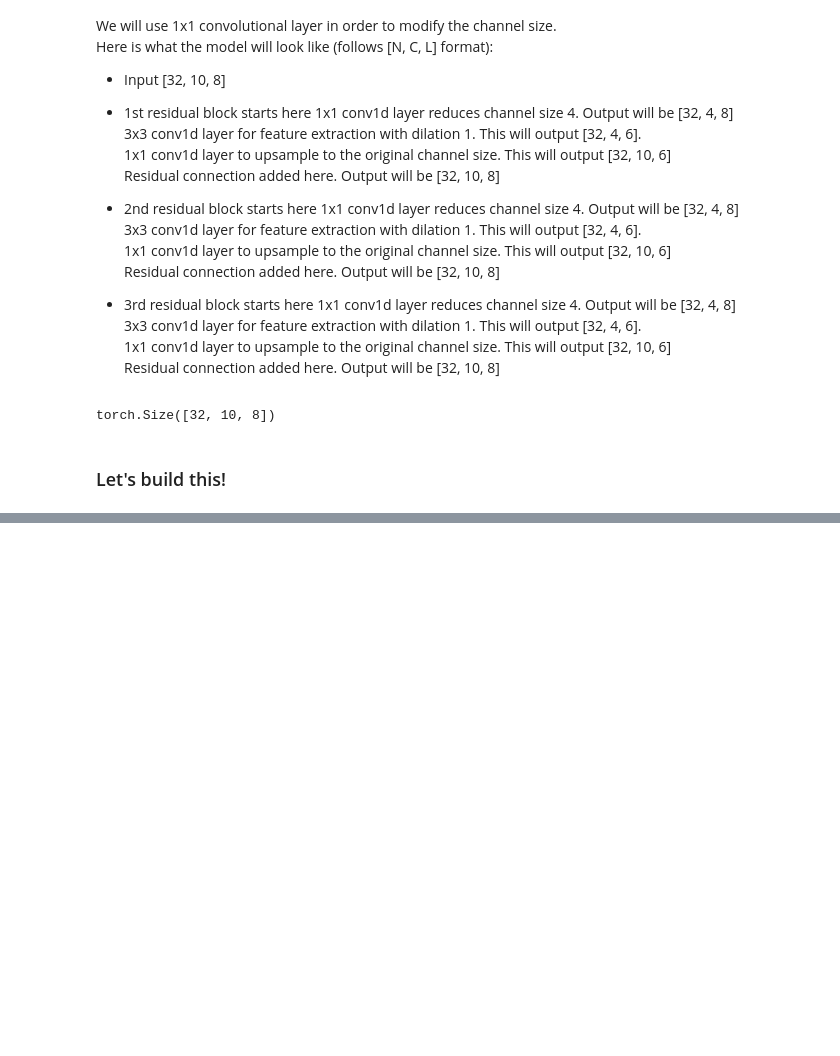
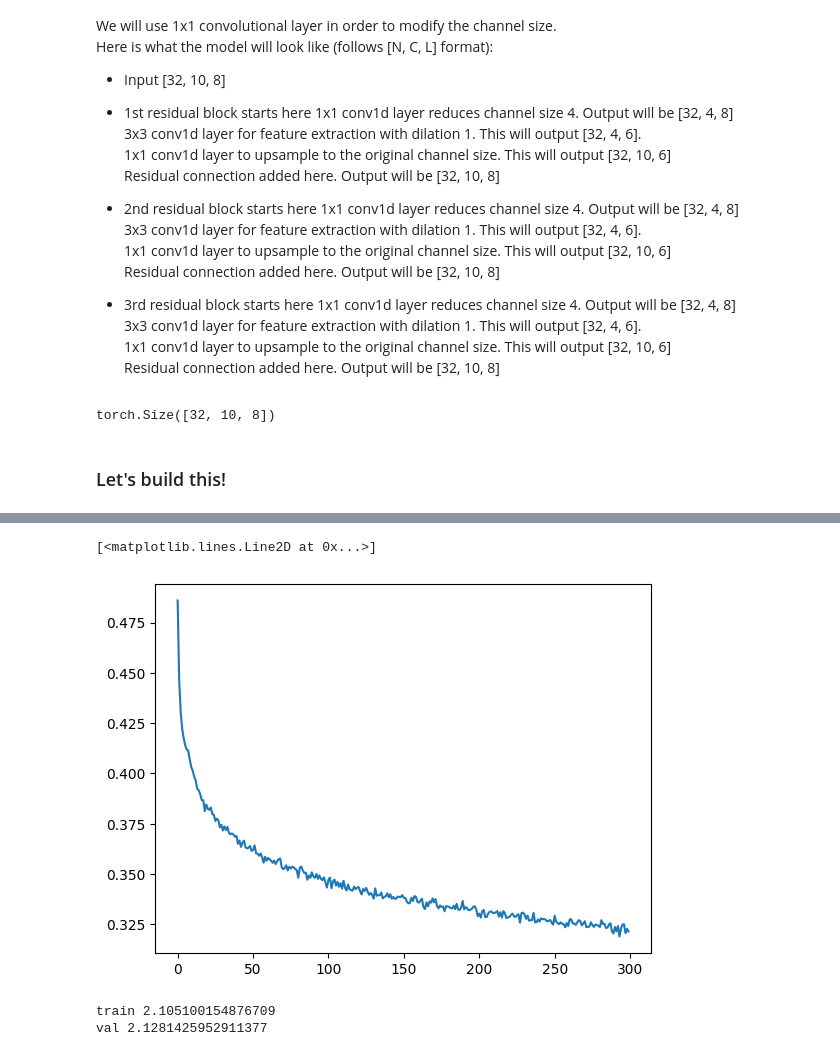
Before and after one commit to prakharrke/ai_zero_to_hero, a Jupyter notebook: Karpathy/makemore/Conv1d.ipynb, the cells around one changed output, grey strips where cells are left out. Saved outputs shown, nothing was run; the diff lists cells and outputs as text; code cells hidden in the pictures; blank space fills up the shorter version.

```diff
--- a/Karpathy/makemore/Conv1d.ipynb
+++ b/Karpathy/makemore/Conv1d.ipynb
@@ -1241,7 +1257,7 @@ parameters: 29787
 lossi = []
 # %%
 # same optimization as last time
-max_steps = 200_000
+max_steps = 300_000
 batch_size = 32
 start_time = time.time_ns()
 ud = []
@@ -1260,7 +1276,7 @@ for i in range(max_steps):
   loss.backward()
 
   # update
-  lr = 0.1 if i < 100000 else 0.05 # step learning rate decay
+  lr = 0.001 if i < 100_000 else 0.001 # step learning rate decay
   for p in model.parameters():
     p.data += -lr * p.grad
 
@@ -1268,6 +1284,7 @@ for i in range(max_steps):
   if i % 10000 == 0: # print every once in a while
     print(f'{i:7d}/{max_steps:7d}: {loss.item():.4f}')
   lossi.append(loss.log10().item())
+
 end_time = time.time_ns()
 print(f"time taken to train: {(end_time - start_time) // 1_000_000_000}")
 # %% [output]
@@ -1279,0 +1308,14 @@ print(f"time taken to train: {(end_time - start_time) // 1_000_000_000}")
+# %%
+plt.plot(torch.tensor(lossi).view(-1, 1000).mean(1))
+# %% [output]
+[<matplotlib.lines.Line2D at 0x...>]
+[figure, added]
+# %%
+for layer in model.layers:
+    layer.training = False
+
+split_loss('train')
+split_loss('val')
+# %% [output]
+train 2.105100154876709
+val 2.1281425952911377
```
Also changed, not shown: parts of 4 cells of this notebook, 2 other files.
